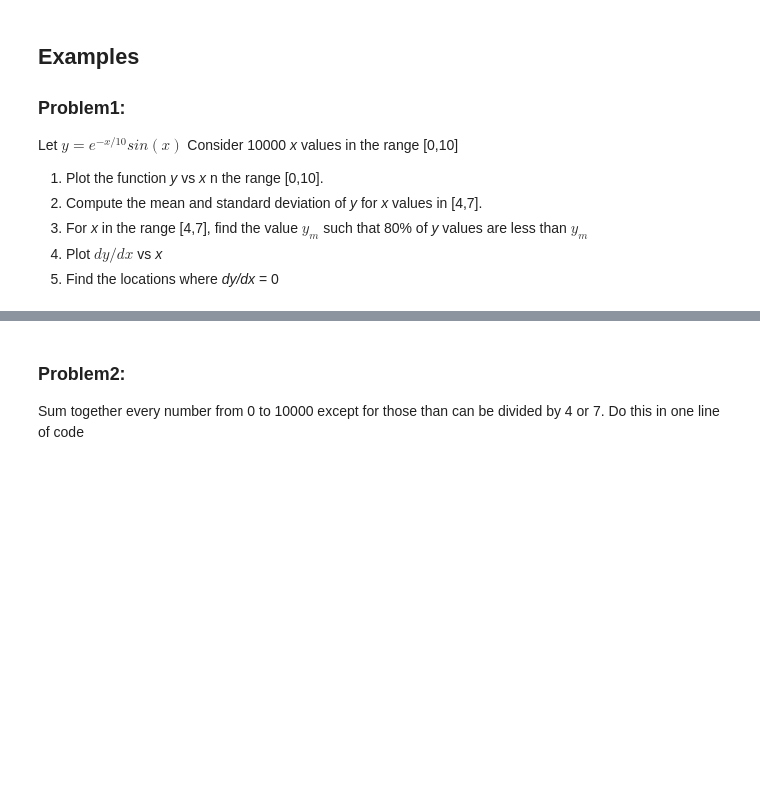
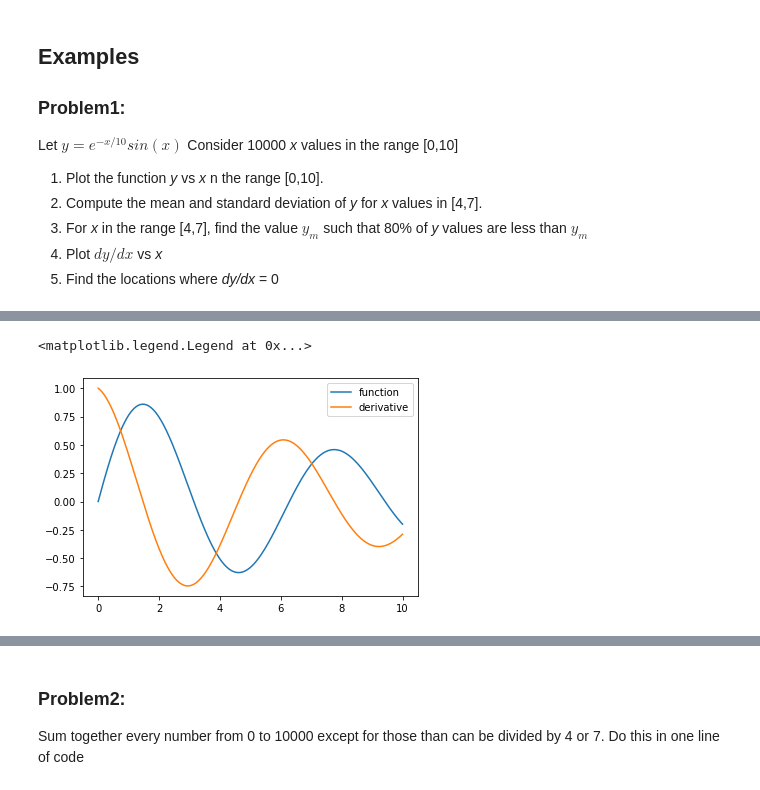
Before and after one commit to Justin-oommen/Python-Lessons, a Jupyter notebook: Python_Libraries/Numpy.ipynb, the cells around one changed output, grey strips where cells are left out. Drawn from its saved outputs; the diff is of its cells as text; code cells hidden in the pictures; blank space fills up the shorter version.

```diff
--- a/Python_Libraries/Numpy.ipynb
+++ b/Python_Libraries/Numpy.ipynb
@@ -245,0 +265,9 @@ Let $ y = e^{-x/10} sin(x) $ Consider 10000 *x* values in the range [0,10]
+# %%
+#plotting dydx
+dydx = np.gradient(y,x)
+plt.plot(x,y,label='function')
+plt.plot(x,dydx,label='derivative')
+plt.legend()
+# %% [output]
+<matplotlib.legend.Legend at 0x...>
+[figure, added]
```
Also changed, not shown: parts of 20 cells of this notebook.
